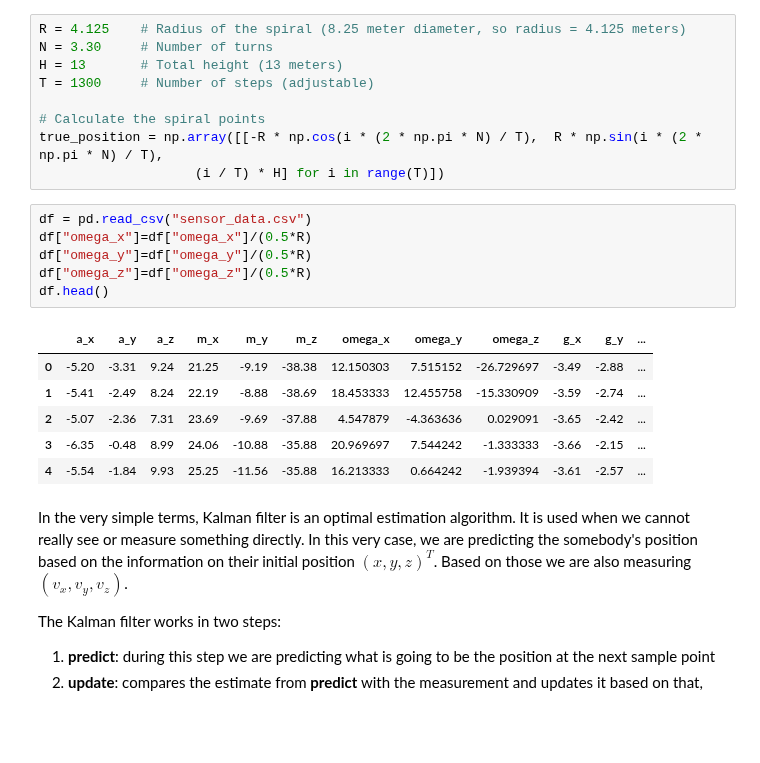
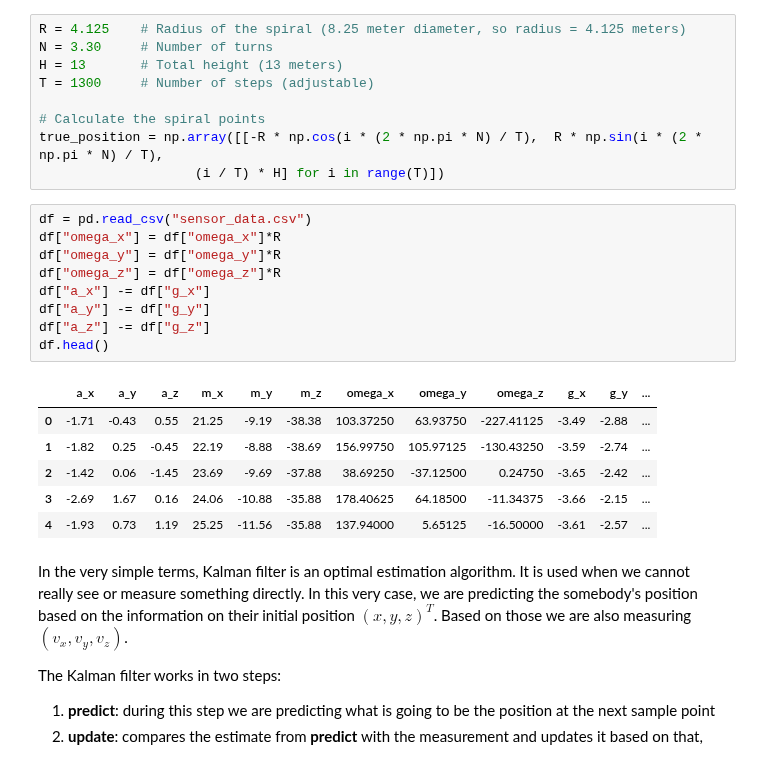
Before and after one commit to kjetteren/RaD_team1_HELIXON, a Jupyter notebook: kalman/KalmanFilterImplementation.ipynb, the cells around one changed output. Drawn from its saved outputs; the diff is of its cells as text; blank space fills up the shorter version.

```diff
--- a/kalman/KalmanFilterImplementation.ipynb
+++ b/kalman/KalmanFilterImplementation.ipynb
@@ -17,17 +17,20 @@ true_position = np.array([[-R * np.cos(i * (2 * np.pi * N) / T),  R * np.sin(i *
                     (i / T) * H] for i in range(T)])
 # %%
 df = pd.read_csv("sensor_data.csv")
-df["omega_x"]=df["omega_x"]/(0.5*R)
-df["omega_y"]=df["omega_y"]/(0.5*R)
-df["omega_z"]=df["omega_z"]/(0.5*R)
+df["omega_x"] = df["omega_x"]*R
+df["omega_y"] = df["omega_y"]*R
+df["omega_z"] = df["omega_z"]*R
+df["a_x"] -= df["g_x"]
+df["a_y"] -= df["g_y"]
+df["a_z"] -= df["g_z"]
 df.head()
 # %% [output]
 |  | a_x | a_y | a_z | m_x | m_y | m_z | omega_x | omega_y | omega_z | g_x | g_y | ... |
-| 0 | -5.20 | -3.31 | 9.24 | 21.25 | -9.19 | -38.38 | 12.150303 | 7.515152 | -26.729697 | -3.49 | -2.88 | ... |
-| 1 | -5.41 | -2.49 | 8.24 | 22.19 | -8.88 | -38.69 | 18.453333 | 12.455758 | -15.330909 | -3.59 | -2.74 | ... |
-| 2 | -5.07 | -2.36 | 7.31 | 23.69 | -9.69 | -37.88 | 4.547879 | -4.363636 | 0.029091 | -3.65 | -2.42 | ... |
-| 3 | -6.35 | -0.48 | 8.99 | 24.06 | -10.88 | -35.88 | 20.969697 | 7.544242 | -1.333333 | -3.66 | -2.15 | ... |
-| 4 | -5.54 | -1.84 | 9.93 | 25.25 | -11.56 | -35.88 | 16.213333 | 0.664242 | -1.939394 | -3.61 | -2.57 | ... |
+| 0 | -1.71 | -0.43 | 0.55 | 21.25 | -9.19 | -38.38 | 103.37250 | 63.93750 | -227.41125 | -3.49 | -2.88 | ... |
+| 1 | -1.82 | 0.25 | -0.45 | 22.19 | -8.88 | -38.69 | 156.99750 | 105.97125 | -130.43250 | -3.59 | -2.74 | ... |
+| 2 | -1.42 | 0.06 | -1.45 | 23.69 | -9.69 | -37.88 | 38.69250 | -37.12500 | 0.24750 | -3.65 | -2.42 | ... |
+| 3 | -2.69 | 1.67 | 0.16 | 24.06 | -10.88 | -35.88 | 178.40625 | 64.18500 | -11.34375 | -3.66 | -2.15 | ... |
+| 4 | -1.93 | 0.73 | 1.19 | 25.25 | -11.56 | -35.88 | 137.94000 | 5.65125 | -16.50000 | -3.61 | -2.57 | ... |
 # %% [markdown]
 In the very simple terms, Kalman filter is an optimal estimation algorithm. It is used when we cannot really see or measure something directly. In this very case, we are predicting the somebody's position based on the information on their initial position $(x,y,z)^T$. Based on those we are also measuring $(v_x,v_y,v_z)$.
 
```
Also changed, not shown: parts of 7 cells of this notebook.
